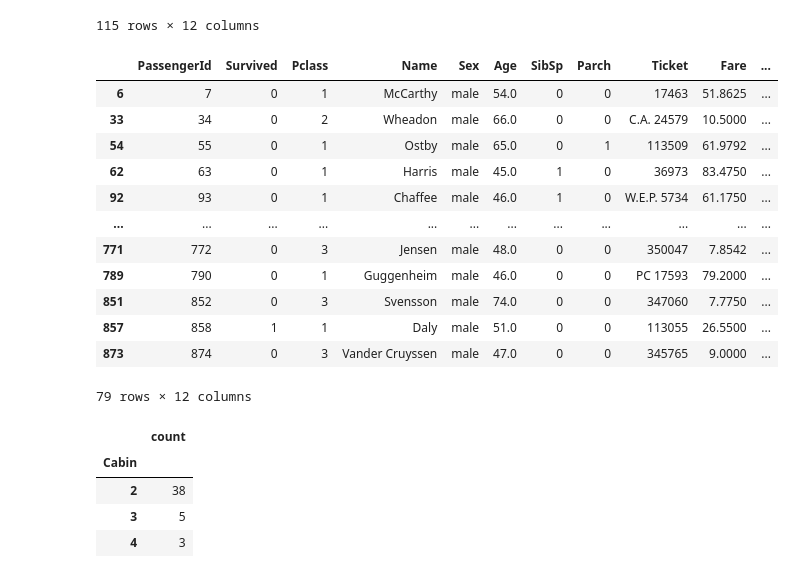
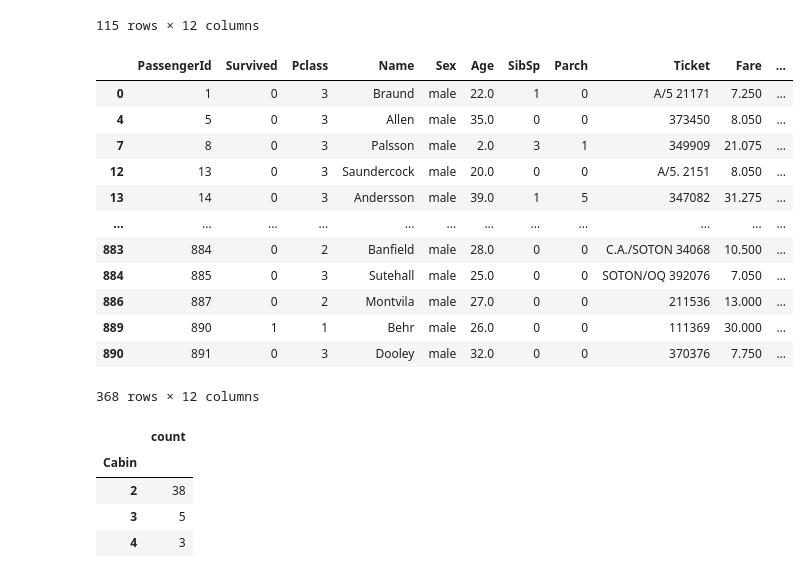
Before and after one commit to bodpunk/python_itmo_hw, a Jupyter notebook: hw_3/ITMO_Практическое_задание_3.ipynb, the cells around one changed output. Saved outputs shown, nothing was run; the diff lists cells and outputs as text; code cells hidden in the pictures.

```diff
--- a/hw_3/ITMO_Практическое_задание_3.ipynb
+++ b/hw_3/ITMO_Практическое_задание_3.ipynb
@@ -101,21 +101,21 @@ df[df['Age'] > 44]
 115 rows × 12 columns
 # %%
 #часть таблицы с пассажирами, возраст которых меньше 44 лет, и которые мужского пола
-df[(df['Age'] > 44) & (df['Sex'] == 'male')]
+df[(df['Age'] < 44) & (df['Sex'] == 'male')]
 # %% [output]
 |  | PassengerId | Survived | Pclass | Name | Sex | Age | SibSp | Parch | Ticket | Fare | ... |
-| 6 | 7 | 0 | 1 | McCarthy | male | 54.0 | 0 | 0 | 17463 | 51.8625 | ... |
-| 33 | 34 | 0 | 2 | Wheadon | male | 66.0 | 0 | 0 | C.A. 24579 | 10.5000 | ... |
-| 54 | 55 | 0 | 1 | Ostby | male | 65.0 | 0 | 1 | 113509 | 61.9792 | ... |
-| 62 | 63 | 0 | 1 | Harris | male | 45.0 | 1 | 0 | 36973 | 83.4750 | ... |
-| 92 | 93 | 0 | 1 | Chaffee | male | 46.0 | 1 | 0 | W.E.P. 5734 | 61.1750 | ... |
+| 0 | 1 | 0 | 3 | Braund | male | 22.0 | 1 | 0 | A/5 21171 | 7.250 | ... |
+| 4 | 5 | 0 | 3 | Allen | male | 35.0 | 0 | 0 | 373450 | 8.050 | ... |
+| 7 | 8 | 0 | 3 | Palsson | male | 2.0 | 3 | 1 | 349909 | 21.075 | ... |
+| 12 | 13 | 0 | 3 | Saundercock | male | 20.0 | 0 | 0 | A/5. 2151 | 8.050 | ... |
+| 13 | 14 | 0 | 3 | Andersson | male | 39.0 | 1 | 5 | 347082 | 31.275 | ... |
 | ... | ... | ... | ... | ... | ... | ... | ... | ... | ... | ... | ... |
-| 771 | 772 | 0 | 3 | Jensen | male | 48.0 | 0 | 0 | 350047 | 7.8542 | ... |
-| 789 | 790 | 0 | 1 | Guggenheim | male | 46.0 | 0 | 0 | PC 17593 | 79.2000 | ... |
-| 851 | 852 | 0 | 3 | Svensson | male | 74.0 | 0 | 0 | 347060 | 7.7750 | ... |
-| 857 | 858 | 1 | 1 | Daly | male | 51.0 | 0 | 0 | 113055 | 26.5500 | ... |
-| 873 | 874 | 0 | 3 | Vander Cruyssen | male | 47.0 | 0 | 0 | 345765 | 9.0000 | ... |
+| 883 | 884 | 0 | 2 | Banfield | male | 28.0 | 0 | 0 | C.A./SOTON 34068 | 10.500 | ... |
+| 884 | 885 | 0 | 3 | Sutehall | male | 25.0 | 0 | 0 | SOTON/OQ 392076 | 7.050 | ... |
+| 886 | 887 | 0 | 2 | Montvila | male | 27.0 | 0 | 0 | 211536 | 13.000 | ... |
+| 889 | 890 | 1 | 1 | Behr | male | 26.0 | 0 | 0 | 111369 | 30.000 | ... |
+| 890 | 891 | 0 | 3 | Dooley | male | 32.0 | 0 | 0 | 370376 | 7.750 | ... |
-79 rows × 12 columns
+368 rows × 12 columns
 # %%
 #количества n-местных кабин (в которых было 2, 3, 4, ... человека)
 #если правильно понял задание, то 1-местные кабины исключаем
```
